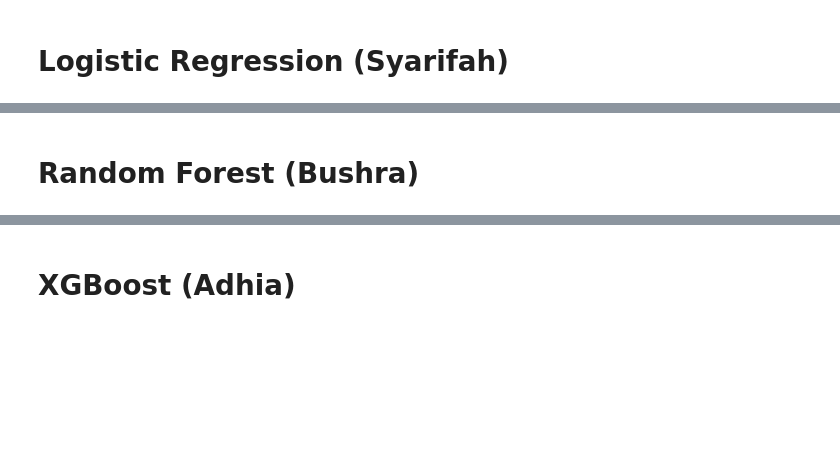
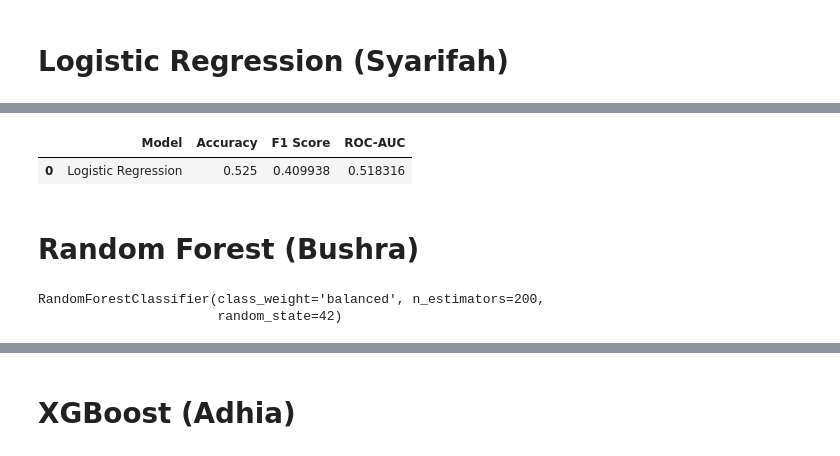
Before and after one commit to Bushraaaaaaaa/WIE3007-DMW-GroupAssignment, a Jupyter notebook: DMW_GroupProject.ipynb, the cells around one changed output, grey strips where cells are left out. Saved outputs shown, nothing was run; the diff lists cells and outputs as text; code cells hidden in the pictures; blank space fills up the shorter version.

```diff
--- a/DMW_GroupProject.ipynb
+++ b/DMW_GroupProject.ipynb
@@ -247,3 +432,10 @@ df_final.head()
 # Decision Tree (Sanjida)
 # %% [markdown]
 # Logistic Regression (Syarifah)
+# %%
+# Feature Selection & Target
+features = ["sentiment_score", "urgent_keywords_flag"]
+X = df[features]
+
+# Binary target: High priority vs others
+y = df["priority"].map({"Low": 0, "Medium": 0, "High": 1})
@@ -249,0 +455,8 @@ df_final.head()
+# %%
+# Fit Logistic Regression
+log_reg = LogisticRegression(
+    max_iter=1000,
+    random_state=42
+)
+
+log_reg.fit(X_train_scaled, y_train)
@@ -249,0 +465,18 @@ df_final.head()
+# %%
+# Predictions
+y_pred = log_reg.predict(X_test_scaled)
+y_proba = log_reg.predict_proba(X_test_scaled)[:, 1]
+# %%
+# Evaluation Metrics
+accuracy = accuracy_score(y_test, y_pred)
+f1 = f1_score(y_test, y_pred)
+roc_auc = roc_auc_score(y_test, y_proba)
+
+metrics = {
+    "Model": "Logistic Regression",
+    "Accuracy": accuracy,
+    "F1 Score": f1,
+    "ROC-AUC": roc_auc
+}
+
+metrics
@@ -250,2 +506,12 @@ df_final.head()
+# %%
+# Saving Metrics (for report & GitHub)
+
+metrics_df = pd.DataFrame([metrics])
+metrics_df.to_csv("logistic_regression_metrics.csv", index=False)
+
+metrics_df
+# %% [output]
+|  | Model | Accuracy | F1 Score | ROC-AUC |
+| 0 | Logistic Regression | 0.525 | 0.409938 | 0.518316 |
 # %% [markdown]
 # Random Forest (Bushra)
@@ -251,0 +555,17 @@ df_final.head()
+# %%
+
+from sklearn.ensemble import RandomForestClassifier
+from sklearn.metrics import accuracy_score, classification_report, confusion_matrix
+
+# Train Random Forest
+rf = RandomForestClassifier(
+    n_estimators=200,
+    max_depth=None,
+    random_state=42,
+    class_weight="balanced"
+)
+
+rf.fit(X_train, y_train)
+# %% [output]
+RandomForestClassifier(class_weight='balanced', n_estimators=200,
+                       random_state=42)
```
Also changed, not shown: parts of 33 cells of this notebook.
